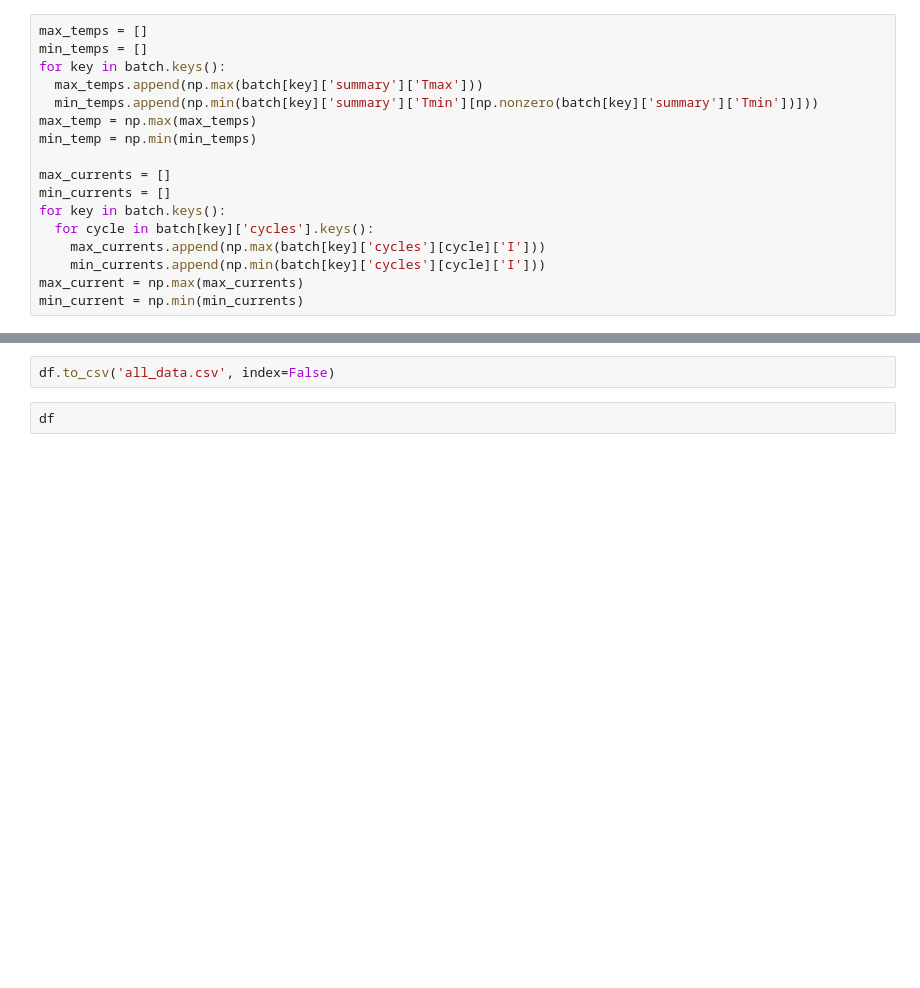
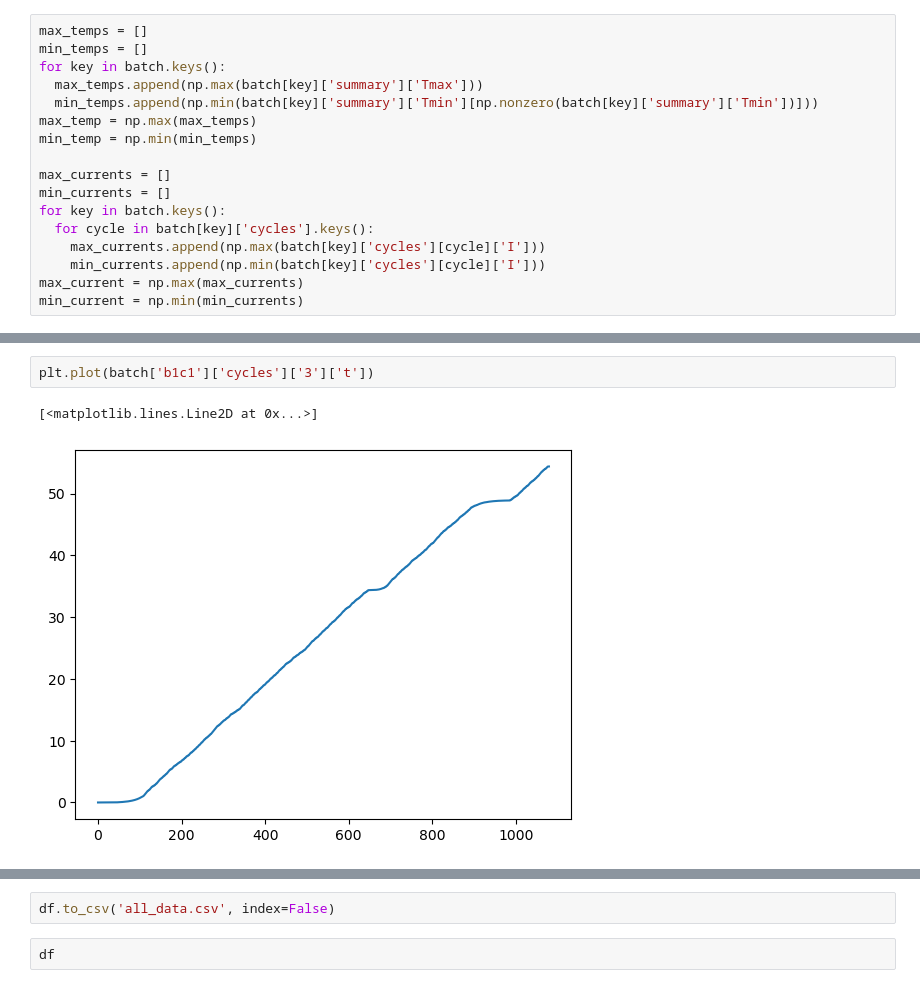
Before and after one commit to KeiLongW/battery-data-explore, a Jupyter notebook: samsung_data_preprocessing.ipynb, the cells around one changed output, grey strips where cells are left out. Drawn from its saved outputs; the diff is of its cells as text; blank space fills up the shorter version.

```diff
--- a/samsung_data_preprocessing.ipynb
+++ b/samsung_data_preprocessing.ipynb
@@ -81 +96,6 @@ min_current = np.min(min_currents)
+# %%
+plt.plot(batch['b1c1']['cycles']['3']['t'])
+# %% [output]
+[<matplotlib.lines.Line2D at 0x...>]
+[figure, added]
 # %%
```
Also changed, not shown: parts of 16 cells of this notebook.
